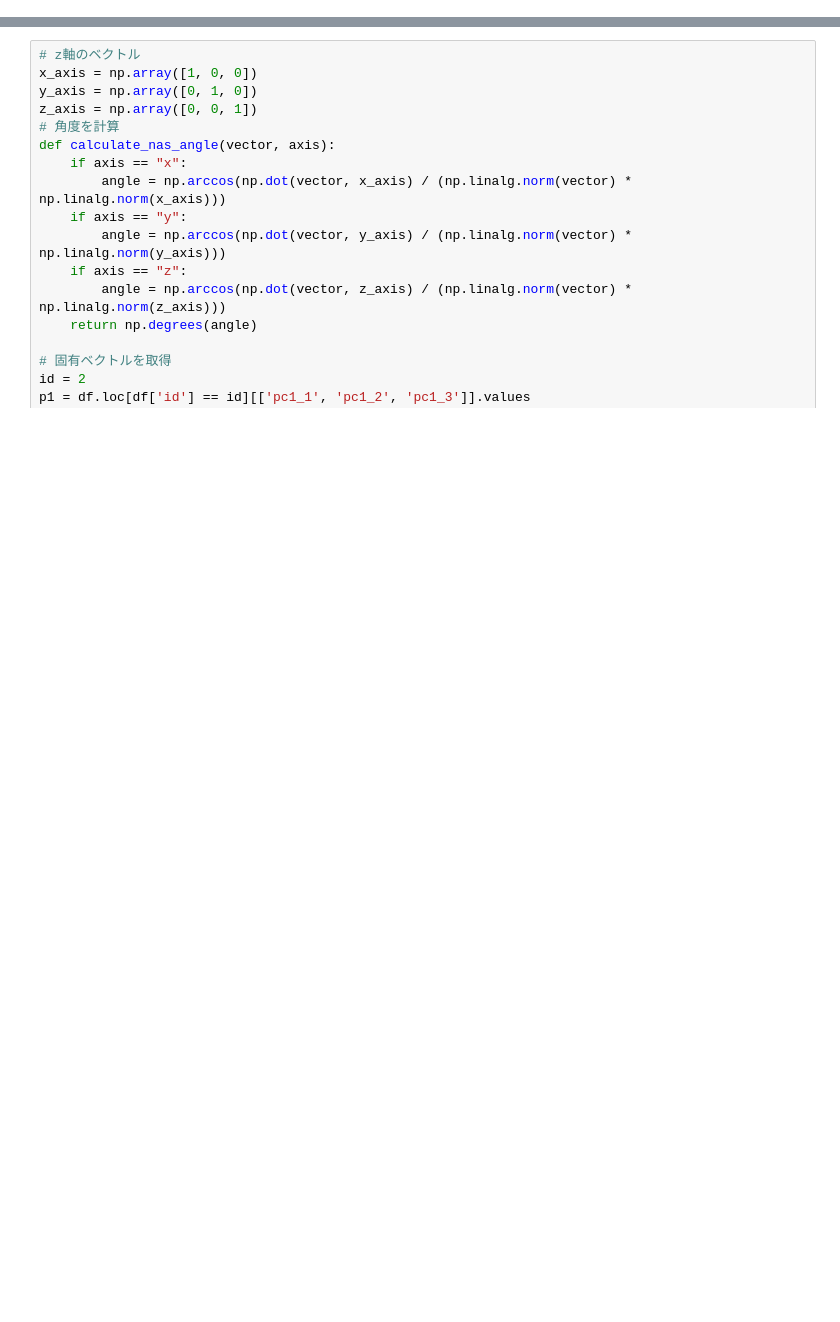
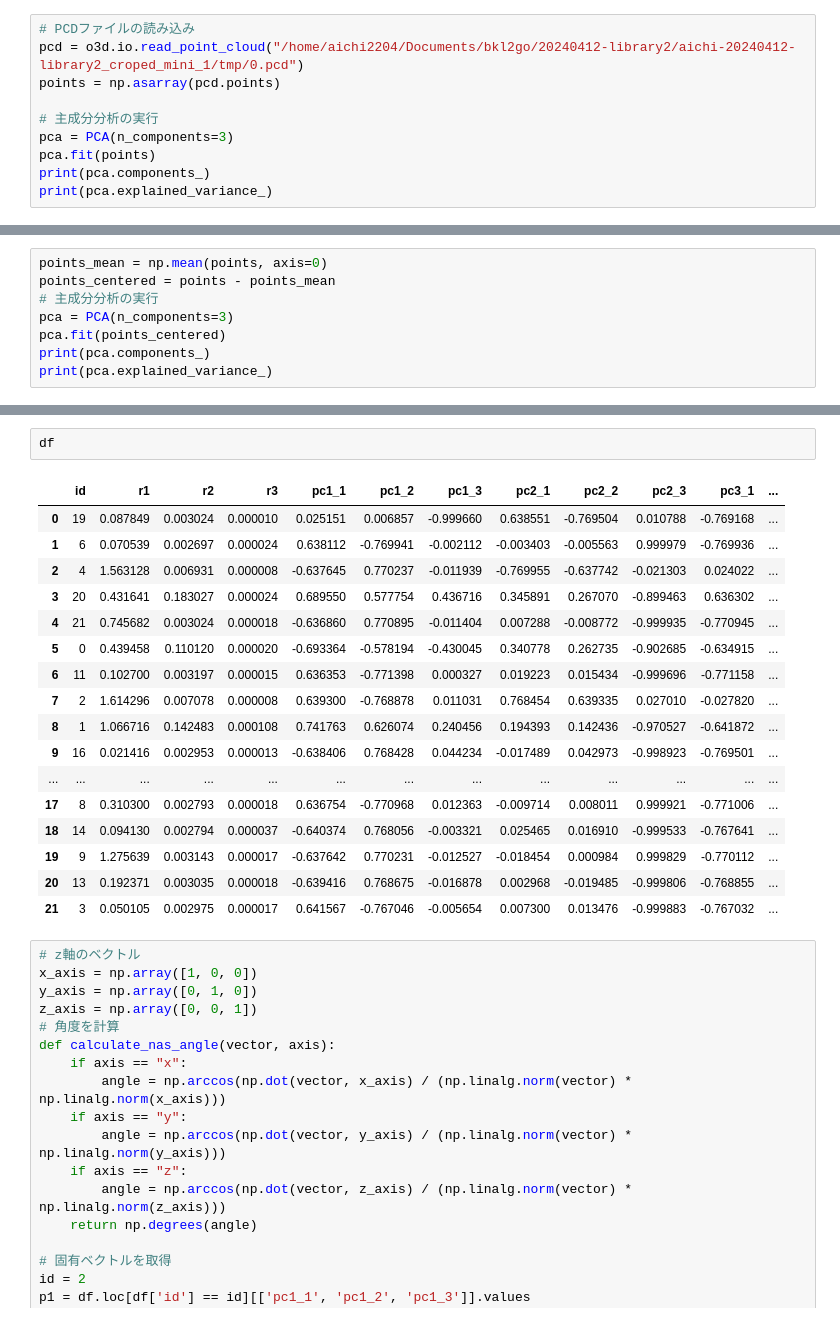
Before and after one commit to yuyaa199908/cloud2mesh_tool, a Jupyter notebook: src/python/pca.ipynb, the cells around one changed output, grey strips where cells are left out. Cells and saved outputs as stored; diff of their text form; blank space fills up the shorter version.

```diff
--- a/src/python/pca.ipynb
+++ b/src/python/pca.ipynb
@@ -7,0 +12,10 @@ from sklearn.decomposition import PCA
+# %%
+# PCDファイルの読み込み
+pcd = o3d.io.read_point_cloud("/home/aichi2204/Documents/bkl2go/20240412-library2/aichi-20240412-library2_croped_mini_1/tmp/0.pcd")
+points = np.asarray(pcd.points)
+
+# 主成分分析の実行
+pca = PCA(n_components=3)
+pca.fit(points)
+print(pca.components_)
+print(pca.explained_variance_)
@@ -7,0 +27,8 @@ from sklearn.decomposition import PCA
+# %%
+points_mean = np.mean(points, axis=0)
+points_centered = points - points_mean
+# 主成分分析の実行
+pca = PCA(n_components=3)
+pca.fit(points_centered)
+print(pca.components_)
+print(pca.explained_variance_)
@@ -65,6 +97,26 @@ df.to_csv(output_csv_path, index=False)
 0.04065944356661168 (7353,)
 3.pcd
 0.03047856319893119 (1726,)
+# %%
+df
+# %% [output]
+|  | id | r1 | r2 | r3 | pc1_1 | pc1_2 | pc1_3 | pc2_1 | pc2_2 | pc2_3 | pc3_1 | ... |
+| 0 | 19 | 0.087849 | 0.003024 | 0.000010 | 0.025151 | 0.006857 | -0.999660 | 0.638551 | -0.769504 | 0.010788 | -0.769168 | ... |
+| 1 | 6 | 0.070539 | 0.002697 | 0.000024 | 0.638112 | -0.769941 | -0.002112 | -0.003403 | -0.005563 | 0.999979 | -0.769936 | ... |
+| 2 | 4 | 1.563128 | 0.006931 | 0.000008 | -0.637645 | 0.770237 | -0.011939 | -0.769955 | -0.637742 | -0.021303 | 0.024022 | ... |
+| 3 | 20 | 0.431641 | 0.183027 | 0.000024 | 0.689550 | 0.577754 | 0.436716 | 0.345891 | 0.267070 | -0.899463 | 0.636302 | ... |
+| 4 | 21 | 0.745682 | 0.003024 | 0.000018 | -0.636860 | 0.770895 | -0.011404 | 0.007288 | -0.008772 | -0.999935 | -0.770945 | ... |
+| 5 | 0 | 0.439458 | 0.110120 | 0.000020 | -0.693364 | -0.578194 | -0.430045 | 0.340778 | 0.262735 | -0.902685 | -0.634915 | ... |
+| 6 | 11 | 0.102700 | 0.003197 | 0.000015 | 0.636353 | -0.771398 | 0.000327 | 0.019223 | 0.015434 | -0.999696 | -0.771158 | ... |
+| 7 | 2 | 1.614296 | 0.007078 | 0.000008 | 0.639300 | -0.768878 | 0.011031 | 0.768454 | 0.639335 | 0.027010 | -0.027820 | ... |
+| 8 | 1 | 1.066716 | 0.142483 | 0.000108 | 0.741763 | 0.626074 | 0.240456 | 0.194393 | 0.142436 | -0.970527 | -0.641872 | ... |
+| 9 | 16 | 0.021416 | 0.002953 | 0.000013 | -0.638406 | 0.768428 | 0.044234 | -0.017489 | 0.042973 | -0.998923 | -0.769501 | ... |
+| ... | ... | ... | ... | ... | ... | ... | ... | ... | ... | ... | ... | ... |
+| 17 | 8 | 0.310300 | 0.002793 | 0.000018 | 0.636754 | -0.770968 | 0.012363 | -0.009714 | 0.008011 | 0.999921 | -0.771006 | ... |
+| 18 | 14 | 0.094130 | 0.002794 | 0.000037 | -0.640374 | 0.768056 | -0.003321 | 0.025465 | 0.016910 | -0.999533 | -0.767641 | ... |
+| 19 | 9 | 1.275639 | 0.003143 | 0.000017 | -0.637642 | 0.770231 | -0.012527 | -0.018454 | 0.000984 | 0.999829 | -0.770112 | ... |
+| 20 | 13 | 0.192371 | 0.003035 | 0.000018 | -0.639416 | 0.768675 | -0.016878 | 0.002968 | -0.019485 | -0.999806 | -0.768855 | ... |
+| 21 | 3 | 0.050105 | 0.002975 | 0.000017 | 0.641567 | -0.767046 | -0.005654 | 0.007300 | 0.013476 | -0.999883 | -0.767032 | ... |
 # %%
 # z軸のベクトル
 x_axis = np.array([1, 0, 0])
```
Also changed, not shown: parts of 5 cells of this notebook, 21 other files.
